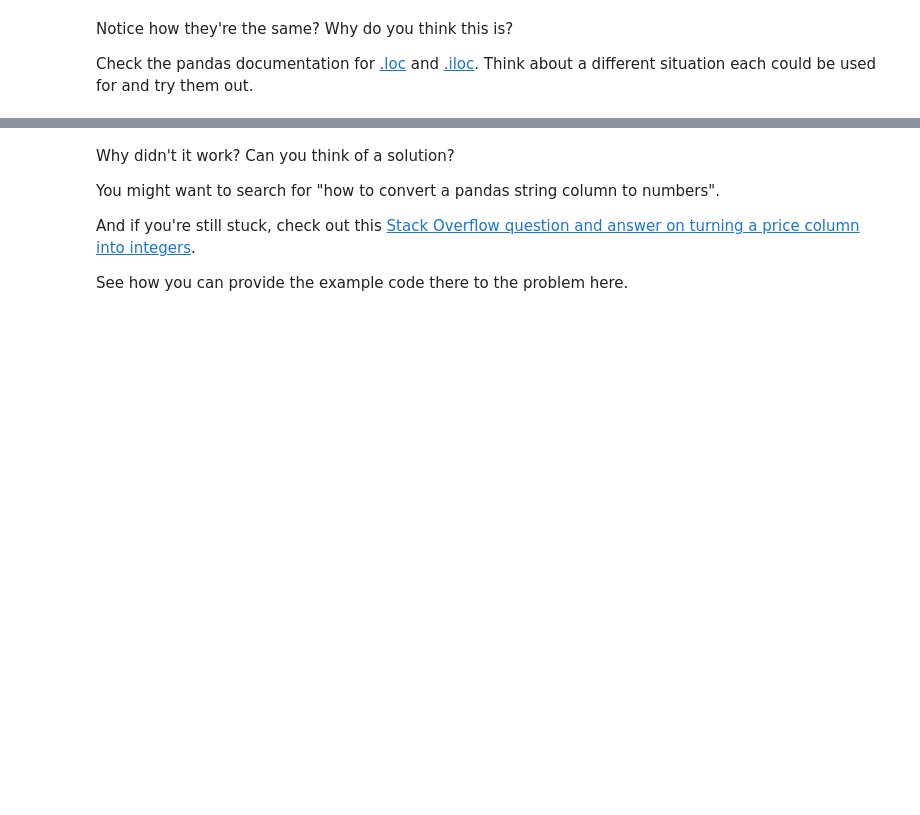
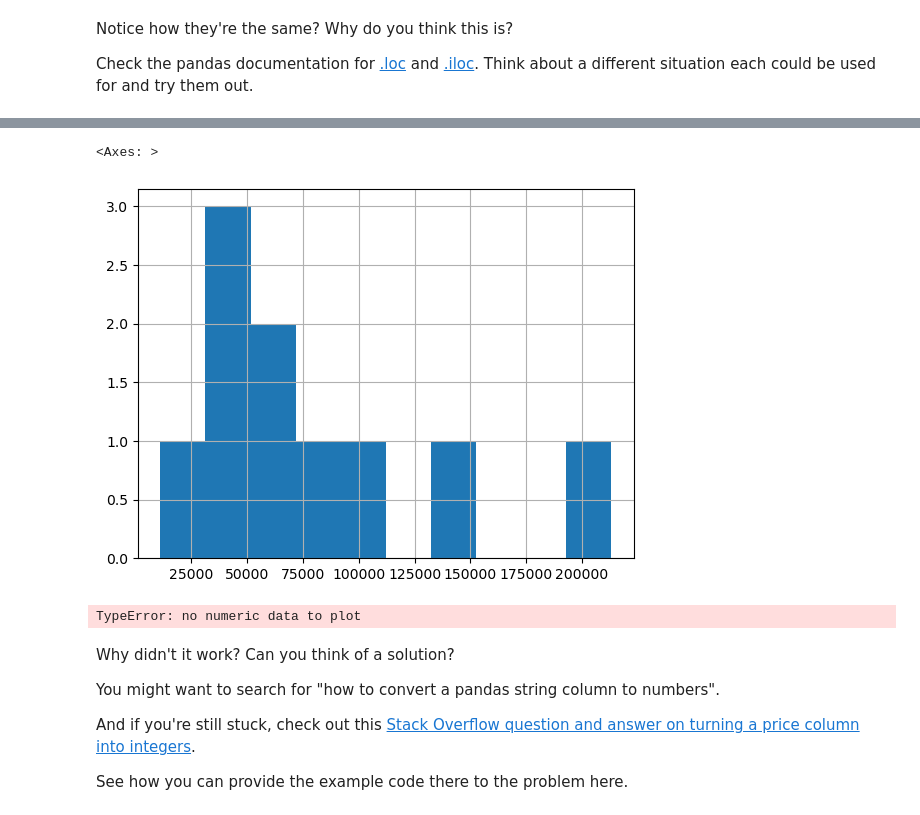
Before and after one commit to kamariban/machine-learning, a Jupyter notebook: pandas-exercises.ipynb, the cells around one changed output, grey strips where cells are left out. Cells and saved outputs as stored; diff of their text form; code cells hidden in the pictures; blank space fills up the shorter version.

```diff
--- a/pandas-exercises.ipynb
+++ b/pandas-exercises.ipynb
@@ -144,7 +239,14 @@ Check the pandas documentation for [.loc](https://pandas.pydata.org/pandas-docs/
 # %%
 # Create a histogram of the Odometer column using hist()
+car_df["Odometer (KM)"].hist()
+# %% [output]
+<Axes: >
+[figure, added]
 # %%
 # Try to plot the Price column using plot()
+car_df["Price"].plot()
+# %% [output]
+TypeError: no numeric data to plot
 # %% [markdown]
 Why didn't it work? Can you think of a solution?
 
```
Also changed, not shown: parts of 24 cells of this notebook.
